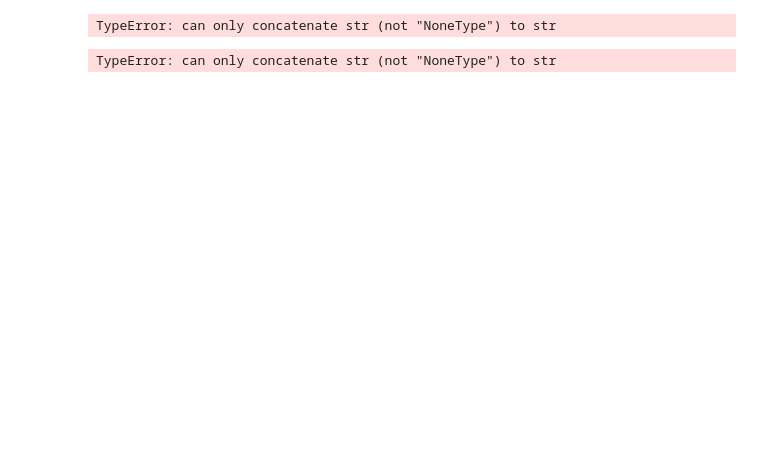
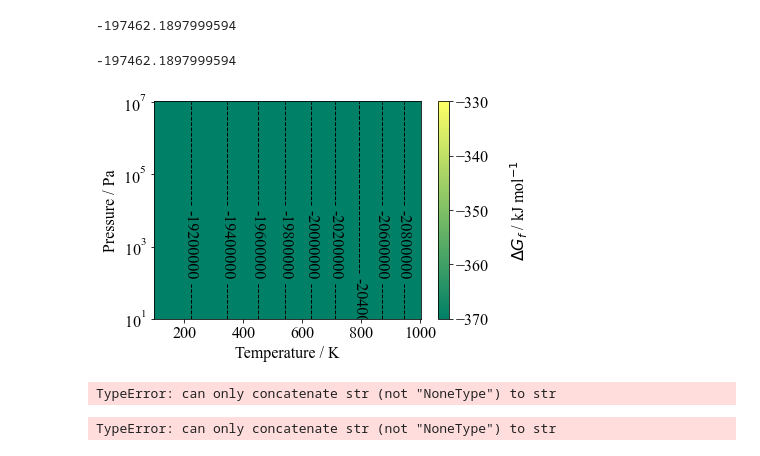
Before and after one commit to NU-CEM/ThermoPot, a Jupyter notebook: BaZrS3/BaZrS3.ipynb, the cells around one changed output. Saved outputs shown, nothing was run; the diff lists cells and outputs as text; code cells hidden in the pictures; blank space fills up the shorter version.

```diff
--- a/BaZrS3/BaZrS3.ipynb
+++ b/BaZrS3/BaZrS3.ipynb
@@ -35,0 +4,14 @@ reaction.DH_eV_pbesol()
+# %%
+BaZrS3_calc = calculations.Calculation(volume=0.487976E+03,energy=-1425525.405951922,xc='pbesol',NAtoms=20)
+Ba_calc = calculations.Calculation(volume=0.564599E+02,energy=-225060.517335015, xc='pbesol',NAtoms=1)
+Zr_calc = calculations.Calculation(volume=0.448970E+02,energy=197453.101608662,xc='pbesol',NAtoms=2)
+S_calc = calculations.Calculation(energy=-0.347575504588933e06,xc="pbesol",NAtoms=32,volume=832.91786077871541)
+# %%
+BaZrS3 = materials.Solid("BaZrS3",{"Ba": 1,"Zr": 1,"S":3},
+                                                          "."
+                                                          "./BaZrS3/phonopy_output/BaZrS3_Pnma.dat",calculation=BaZrS3_calc)
+Ba = materials.Solid("Ba",{"Ba": 1},"../BaZrS3/phonopy_output/Ba_Im-3m.dat",calculation=Ba_calc)
+Zr = materials.Solid("Zr",{"Zr": 1},"../BaZrS3/phonopy_output/Zr_P63_mmc"
+                                    ".dat",calculation=Zr_calc)
+S = materials.Solid("S",{"S":1},"../BaZrS3/phonopy_output/S_adam.dat",
+                    calculation=S_calc)
@@ -36,3 +20,22 @@ reaction.DH_eV_pbesol()
+# %%
+bulk_reaction = reactions.Reaction({Ba:1,Zr:1,S:3},{BaZrS3:1})
+bulk_reaction.DH().potential
+# %% [output]
+-197462.1897999594
+# %%
+bulk_reaction.DU().potential
+# %% [output]
+-197462.1897999594
+# %%
+T = np.linspace(100,1000,100) # K
+P = np.array( np.logspace(1,7,100),ndmin=2).transpose() # Pa
+
+bulk_reaction = reactions.Reaction({Ba:1,Zr:1,S:3},{BaZrS3:1},temperature=T,pressure=P)
+# %%
+GFE = bulk_reaction.Dmu(units="kJ")
+GFE.plot_TvsP(scale_range=[-370,-330])
+# %% [output]
+[figure, added]
 # %%
 BaZrS3_perovskite=materials.solid(name='Perovskite BaZrS3',
                      stoichiometry={'Ba':1,'Zr':1,'S':3},
```
Also changed, not shown: parts of 6 cells of this notebook, 4 other files.
